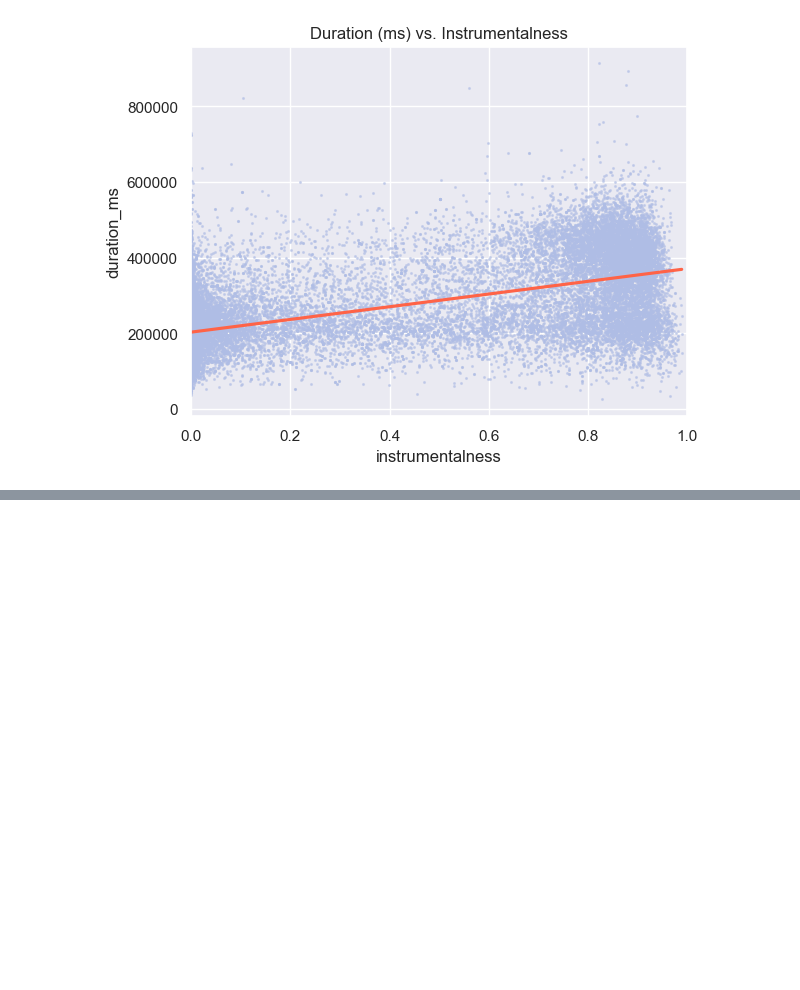
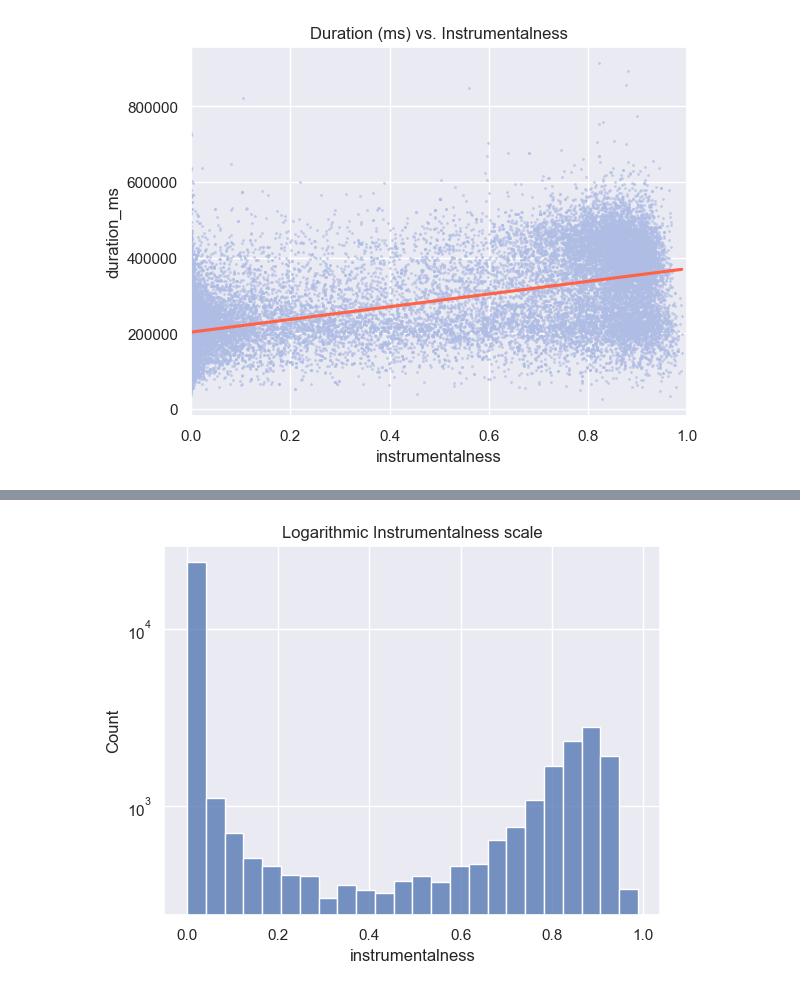
Before and after one commit to ekhavronina/data_analytics, a Jupyter notebook: spotify_songs.ipynb, the cells around one changed output, grey strips where cells are left out. Drawn from its saved outputs; the diff is of its cells as text; code cells hidden in the pictures; blank space fills up the shorter version.

```diff
--- a/spotify_songs.ipynb
+++ b/spotify_songs.ipynb
@@ -206,0 +307,7 @@ plt.show()
+# %%
+sns.histplot(data=songs,
+            x='instrumentalness').set(title='Logarithmic Instrumentalness scale')
+plt.yscale('log')
+plt.show()
+# %% [output]
+[figure, added]
```
Also changed, not shown: parts of 27 cells of this notebook.
